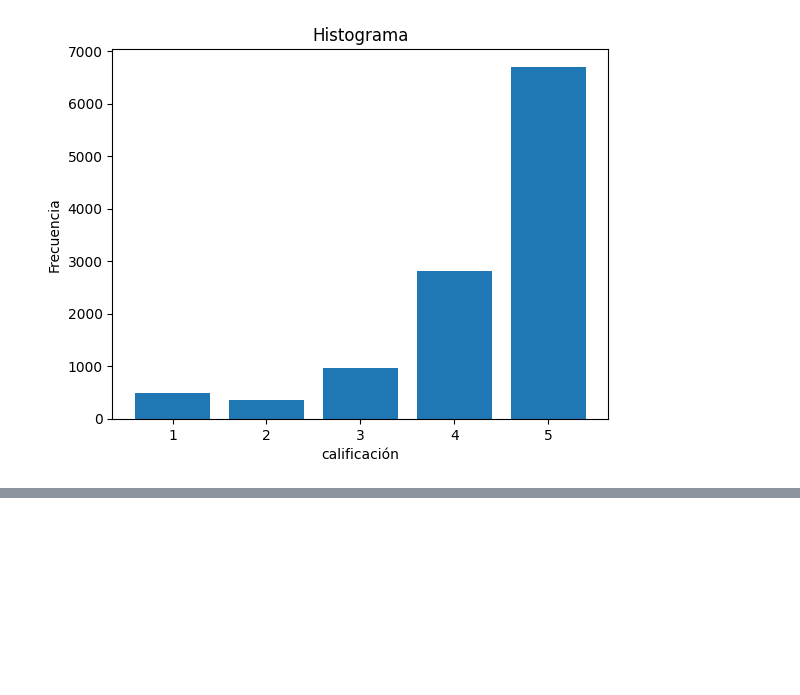
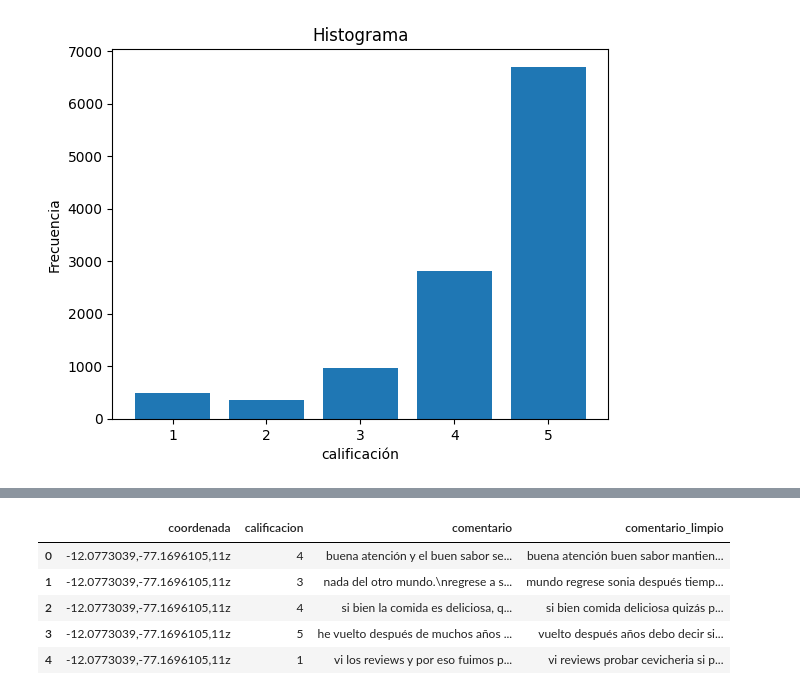
Before and after one commit to FlorianCochachin/nlp-as-comentarios-restaurantes-unmsm, a Jupyter notebook: src/data/LimpiezaData.ipynb, the cells around one changed output, grey strips where cells are left out. Cells and saved outputs as stored; diff of their text form; code cells hidden in the pictures; blank space fills up the shorter version.

```diff
--- a/src/data/LimpiezaData.ipynb
+++ b/src/data/LimpiezaData.ipynb
@@ -50,0 +69,7 @@ Text(0.5, 1.0, 'Histograma')
+# %%
+data['comentario'] = data['comentario'].str.lower()
+# %%
+import re
+data['comentario_limpio'] = data['comentario'].apply(lambda texto: re.sub(r'[.,;:!()]', '', texto))
+data['comentario_limpio'] = data['comentario_limpio'].apply(lambda texto: texto.replace('\n', ' '))
+data['comentario_limpio'] = data['comentario_limpio'].apply(lambda texto: re.sub(r'[^A-Za-zñáéíóúÁÉÍÓÚ\s]', ' ', texto))
@@ -50,0 +98,18 @@ Text(0.5, 1.0, 'Histograma')
+# %%
+stop_words = get_stop_words('spanish')
+stop_words.append("n")
+stop_words.append("soles")
+def deleteStopWord(text):
+    response = ""
+    tokens = text.split(" ")
+    i = 0
+    for ti in tokens:
+        if(ti in stop_words):
+            continue
+        else:
+            if i == 0:
+                response = ti
+            else:
+                response = response + " " + ti
+        i = i + 1
+    return response
@@ -50,0 +142,3 @@ Text(0.5, 1.0, 'Histograma')
+# %%
+data['comentario_limpio'] = data['comentario_limpio'].apply(lambda texto: deleteStopWord(texto))
+data['comentario_limpio'].head(40)
@@ -50,0 +163,10 @@ Text(0.5, 1.0, 'Histograma')
+# %%
+dataset.to_csv('procesado_comentario_restaurantes.csv')
+data.head(5)
+# %% [output]
+|  | coordenada | calificacion | comentario | comentario_limpio |
+| 0 | -12.0773039,-77.1696105,11z | 4 | buena atención y el buen sabor se... | buena atención buen sabor mantien... |
+| 1 | -12.0773039,-77.1696105,11z | 3 | nada del otro mundo.\nregrese a s... | mundo regrese sonia después tiemp... |
+| 2 | -12.0773039,-77.1696105,11z | 4 | si bien la comida es deliciosa, q... | si bien comida deliciosa quizás p... |
+| 3 | -12.0773039,-77.1696105,11z | 5 | he vuelto después de muchos años ... | vuelto después años debo decir si... |
+| 4 | -12.0773039,-77.1696105,11z | 1 | vi los reviews y por eso fuimos p... | vi reviews probar cevicheria si p... |
```
Also changed, not shown: parts of 10 cells of this notebook, 3 other files.
